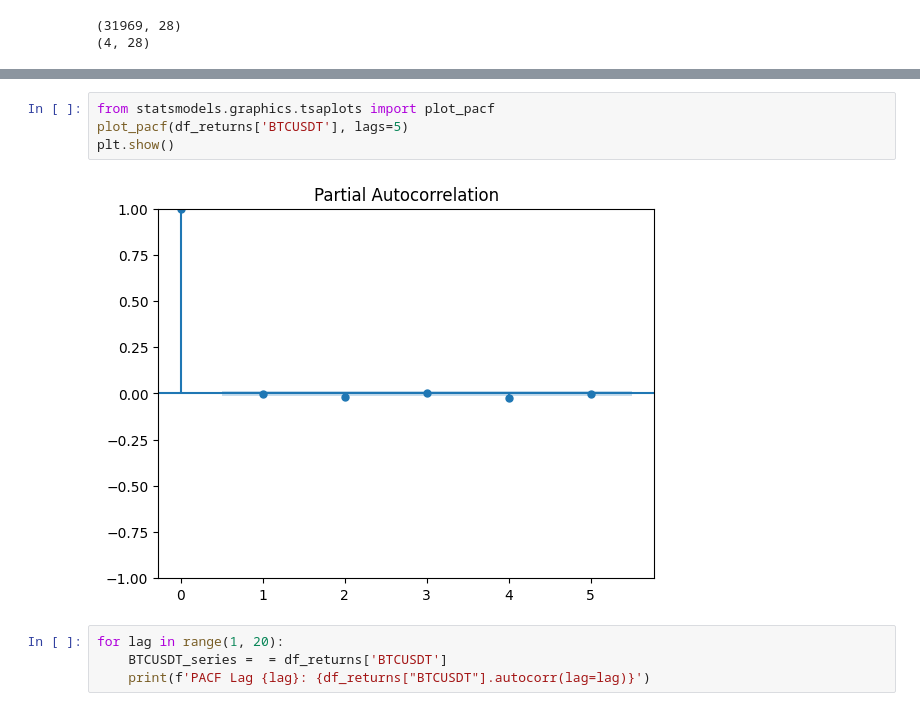
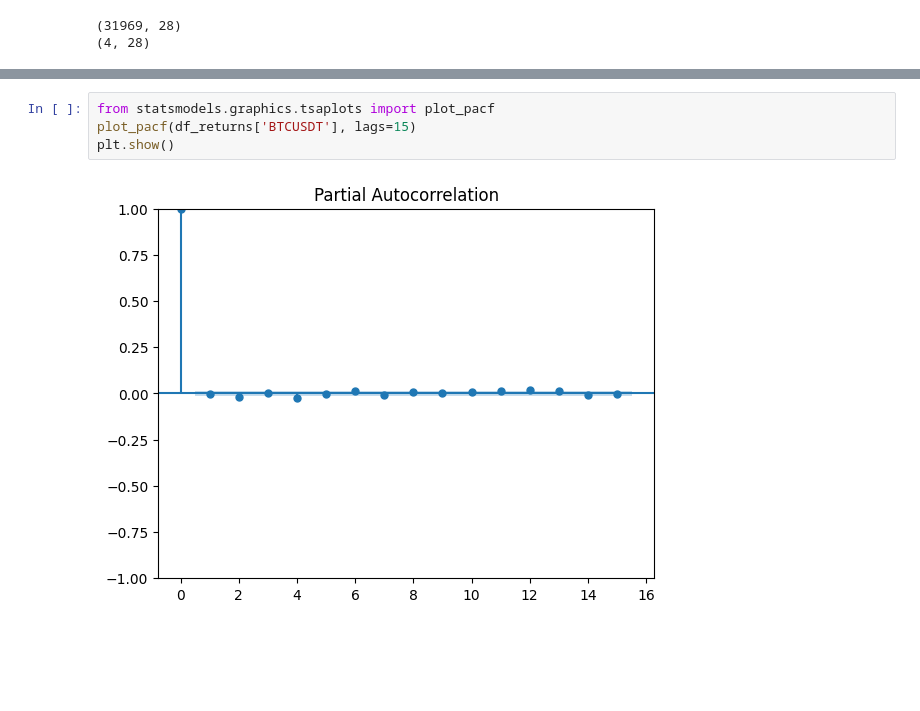
Before and after one commit to Emanuel-Goldman/data-report, a Jupyter notebook: data report.ipynb, the cells around one changed output, grey strips where cells are left out. Drawn from its saved outputs; the diff is of its cells as text; blank space fills up the shorter version.

```diff
--- a/data report.ipynb
+++ b/data report.ipynb
@@ -168,11 +174,7 @@ for name, column in df_train.items():
  => Series is Stationary.
 # %%
 from statsmodels.graphics.tsaplots import plot_pacf
-plot_pacf(df_returns['BTCUSDT'], lags=5)
+plot_pacf(df_returns['BTCUSDT'], lags=15)
 plt.show()
 # %% [output]
-[figure, old version]
+[figure, new version]
-# %%
-for lag in range(1, 20):
-    BTCUSDT_series =  = df_returns['BTCUSDT']
-    print(f'PACF Lag {lag}: {df_returns["BTCUSDT"].autocorr(lag=lag)}')
```
Also changed, not shown: parts of 9 cells of this notebook.
